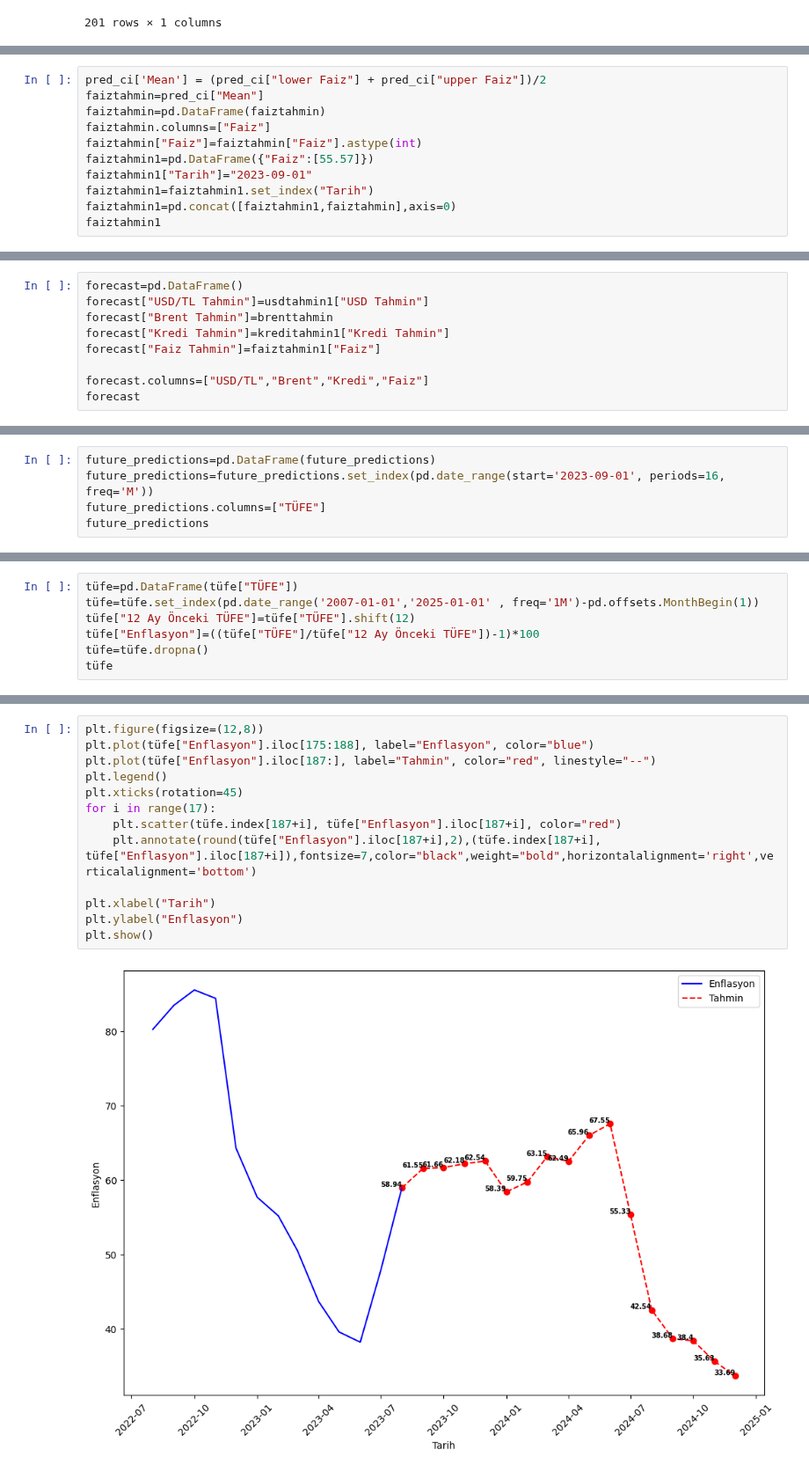
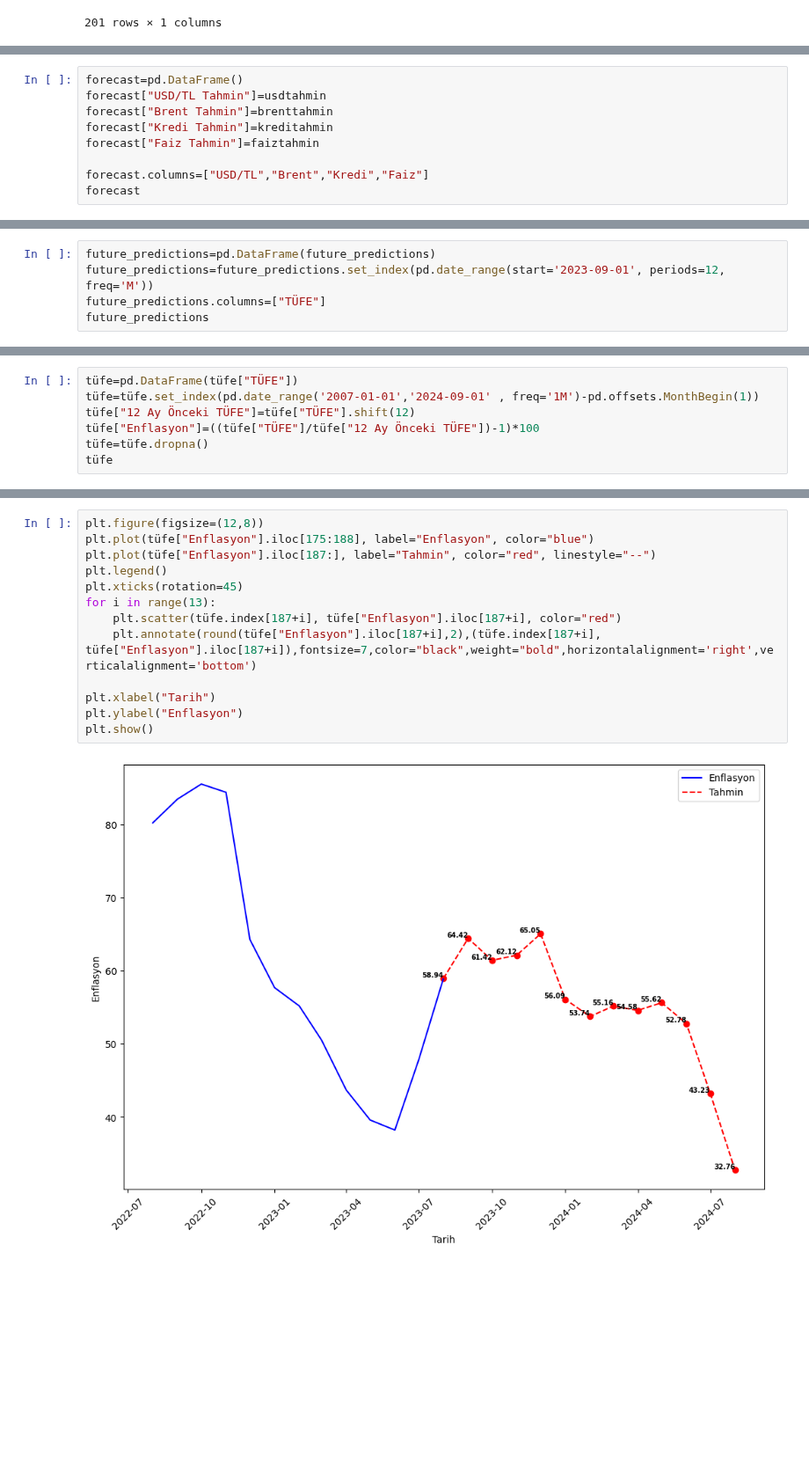
Before and after one commit to kaboya19/InflationForecast, a Jupyter notebook: InflationForecast.ipynb, the cells around one changed output, grey strips where cells are left out. Shown at 88% size. Saved outputs shown, nothing was run; the diff lists cells and outputs as text; blank space fills up the shorter version.

```diff
--- a/InflationForecast.ipynb
+++ b/InflationForecast.ipynb
@@ -1055,11 +648,0 @@ plt.show()
-# %%
-pred_ci['Mean'] = (pred_ci["lower Faiz"] + pred_ci["upper Faiz"])/2
-faiztahmin=pred_ci["Mean"]
-faiztahmin=pd.DataFrame(faiztahmin)
-faiztahmin.columns=["Faiz"]
-faiztahmin["Faiz"]=faiztahmin["Faiz"].astype(int)
-faiztahmin1=pd.DataFrame({"Faiz":[55.57]})
-faiztahmin1["Tarih"]="2023-09-01"
-faiztahmin1=faiztahmin1.set_index("Tarih")
-faiztahmin1=pd.concat([faiztahmin1,faiztahmin],axis=0)
-faiztahmin1
@@ -1084,9 +649,9 @@ faiztahmin1
 # %%
 forecast=pd.DataFrame()
-forecast["USD/TL Tahmin"]=usdtahmin1["USD Tahmin"]
+forecast["USD/TL Tahmin"]=usdtahmin
 forecast["Brent Tahmin"]=brenttahmin
-forecast["Kredi Tahmin"]=kreditahmin1["Kredi Tahmin"]
-forecast["Faiz Tahmin"]=faiztahmin1["Faiz"]
+forecast["Kredi Tahmin"]=kreditahmin
+forecast["Faiz Tahmin"]=faiztahmin
 
 forecast.columns=["USD/TL","Brent","Kredi","Faiz"]
 forecast
@@ -1126,6 +686,6 @@ Gelecek 12 Ay için TÜFE Tahminleri:
 # %%
 future_predictions=pd.DataFrame(future_predictions)
-future_predictions=future_predictions.set_index(pd.date_range(start='2023-09-01', periods=16, freq='M'))
+future_predictions=future_predictions.set_index(pd.date_range(start='2023-09-01', periods=12, freq='M'))
 future_predictions.columns=["TÜFE"]
 future_predictions
 # %% [output]
@@ -1173,6 +729,6 @@ plt.plot(tüfe["TÜFE"].iloc[199:], label="Tahminler", color="red", linestyle="-
 # %%
 tüfe=pd.DataFrame(tüfe["TÜFE"])
-tüfe=tüfe.set_index(pd.date_range('2007-01-01','2025-01-01' , freq='1M')-pd.offsets.MonthBegin(1))
+tüfe=tüfe.set_index(pd.date_range('2007-01-01','2024-09-01' , freq='1M')-pd.offsets.MonthBegin(1))
 tüfe["12 Ay Önceki TÜFE"]=tüfe["TÜFE"].shift(12)
 tüfe["Enflasyon"]=((tüfe["TÜFE"]/tüfe["12 Ay Önceki TÜFE"])-1)*100
 tüfe=tüfe.dropna()
@@ -1194,15 +750,15 @@ tüfe
 # %%
 plt.figure(figsize=(12,8))
 plt.plot(tüfe["Enflasyon"].iloc[175:188], label="Enflasyon", color="blue")
 plt.plot(tüfe["Enflasyon"].iloc[187:], label="Tahmin", color="red", linestyle="--")
 plt.legend()
 plt.xticks(rotation=45)
-for i in range(17):
+for i in range(13):
     plt.scatter(tüfe.index[187+i], tüfe["Enflasyon"].iloc[187+i], color="red")
     plt.annotate(round(tüfe["Enflasyon"].iloc[187+i],2),(tüfe.index[187+i], tüfe["Enflasyon"].iloc[187+i]),fontsize=7,color="black",weight="bold",horizontalalignment='right',verticalalignment='bottom')
 
 plt.xlabel("Tarih")
 plt.ylabel("Enflasyon")
 plt.show()
 # %% [output]
-[figure, old version]
+[figure, new version]
```
Also changed, not shown: parts of 51 cells of this notebook, 1 other file.
